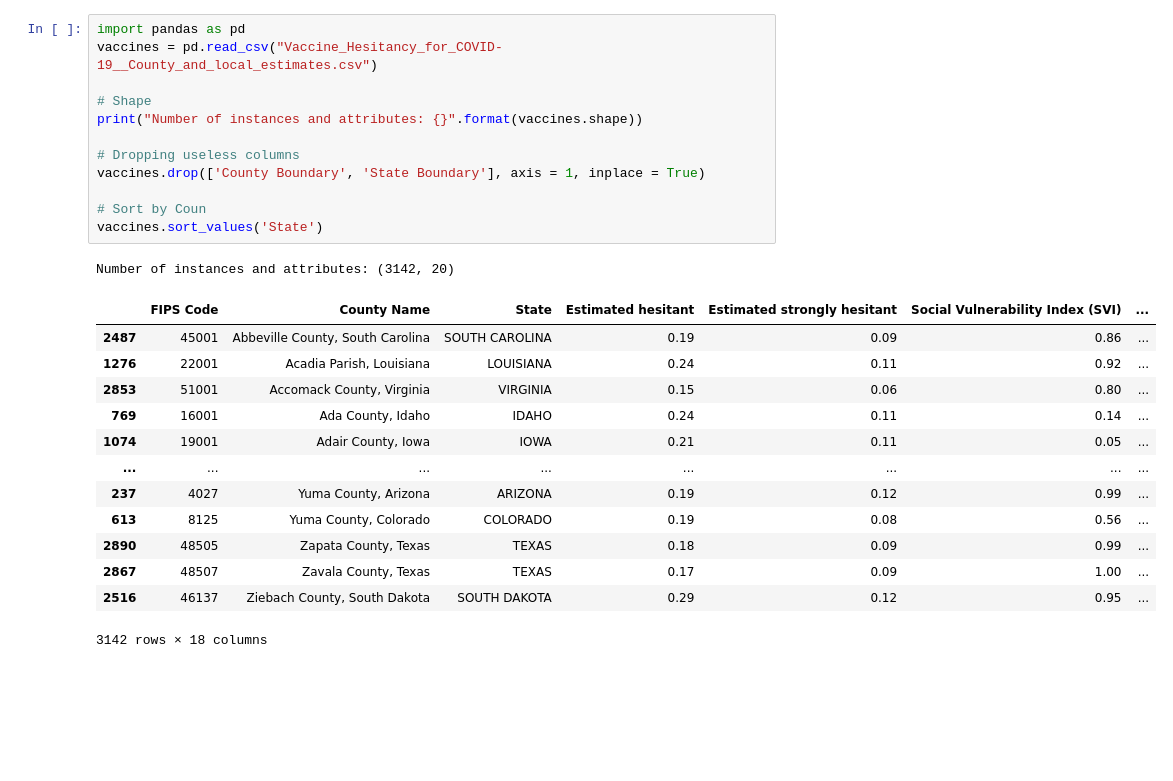
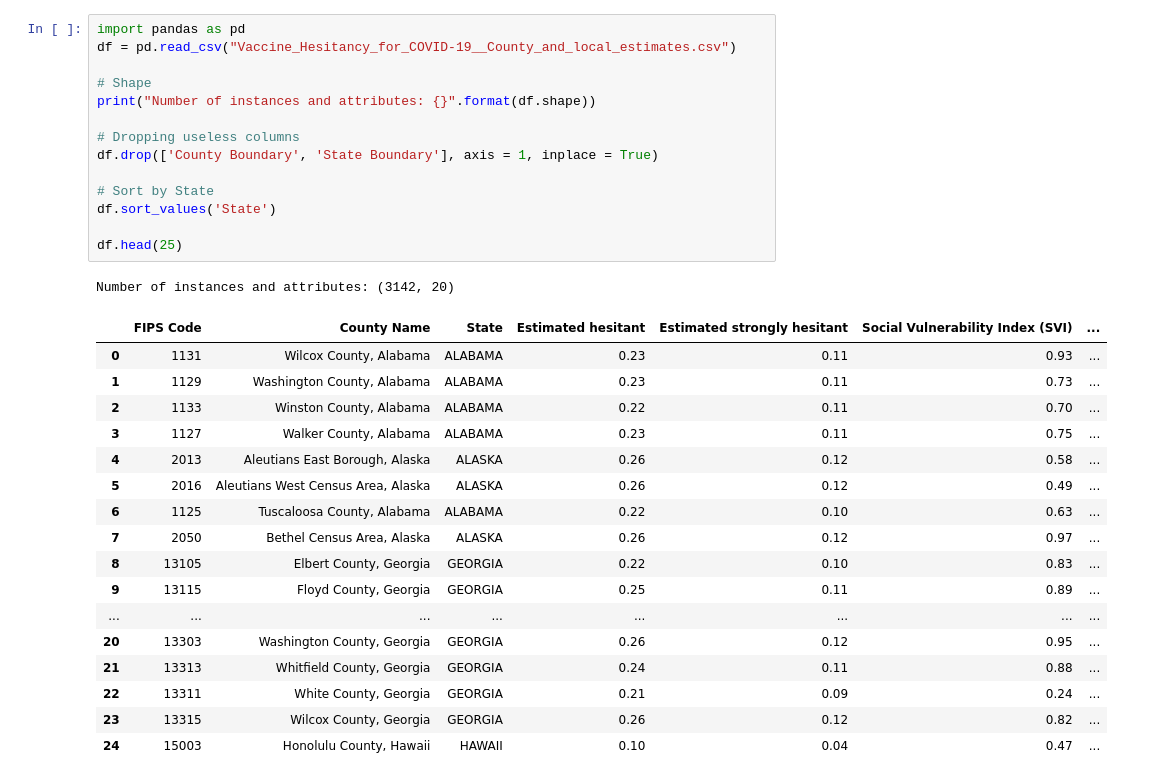
Before and after one commit to madspihl/CBS-Data-Analytics, a Jupyter notebook: Exam.ipynb, the cells around one changed output. Cells and saved outputs as stored; diff of their text form; blank space fills up the shorter version.

```diff
--- a/Exam.ipynb
+++ b/Exam.ipynb
@@ -1,27 +1,33 @@
 # %%
 import pandas as pd
-vaccines = pd.read_csv("Vaccine_Hesitancy_for_COVID-19__County_and_local_estimates.csv")
+df = pd.read_csv("Vaccine_Hesitancy_for_COVID-19__County_and_local_estimates.csv")
 
 # Shape
-print("Number of instances and attributes: {}".format(vaccines.shape))
+print("Number of instances and attributes: {}".format(df.shape))
 
 # Dropping useless columns
-vaccines.drop(['County Boundary', 'State Boundary'], axis = 1, inplace = True)
+df.drop(['County Boundary', 'State Boundary'], axis = 1, inplace = True)
 
-# Sort by Coun
-vaccines.sort_values('State')
+# Sort by State
+df.sort_values('State')
+
+df.head(25)
 # %% [output]
 Number of instances and attributes: (3142, 20)
 |  | FIPS Code | County Name | State | Estimated hesitant | Estimated strongly hesitant | Social Vulnerability Index (SVI) | ... |
-| 2487 | 45001 | Abbeville County, South Carolina | SOUTH CAROLINA | 0.19 | 0.09 | 0.86 | ... |
-| 1276 | 22001 | Acadia Parish, Louisiana | LOUISIANA | 0.24 | 0.11 | 0.92 | ... |
-| 2853 | 51001 | Accomack County, Virginia | VIRGINIA | 0.15 | 0.06 | 0.80 | ... |
-| 769 | 16001 | Ada County, Idaho | IDAHO | 0.24 | 0.11 | 0.14 | ... |
-| 1074 | 19001 | Adair County, Iowa | IOWA | 0.21 | 0.11 | 0.05 | ... |
+| 0 | 1131 | Wilcox County, Alabama | ALABAMA | 0.23 | 0.11 | 0.93 | ... |
+| 1 | 1129 | Washington County, Alabama | ALABAMA | 0.23 | 0.11 | 0.73 | ... |
+| 2 | 1133 | Winston County, Alabama | ALABAMA | 0.22 | 0.11 | 0.70 | ... |
+| 3 | 1127 | Walker County, Alabama | ALABAMA | 0.23 | 0.11 | 0.75 | ... |
+| 4 | 2013 | Aleutians East Borough, Alaska | ALASKA | 0.26 | 0.12 | 0.58 | ... |
+| 5 | 2016 | Aleutians West Census Area, Alaska | ALASKA | 0.26 | 0.12 | 0.49 | ... |
+| 6 | 1125 | Tuscaloosa County, Alabama | ALABAMA | 0.22 | 0.10 | 0.63 | ... |
+| 7 | 2050 | Bethel Census Area, Alaska | ALASKA | 0.26 | 0.12 | 0.97 | ... |
+| 8 | 13105 | Elbert County, Georgia | GEORGIA | 0.22 | 0.10 | 0.83 | ... |
+| 9 | 13115 | Floyd County, Georgia | GEORGIA | 0.25 | 0.11 | 0.89 | ... |
 | ... | ... | ... | ... | ... | ... | ... | ... |
-| 237 | 4027 | Yuma County, Arizona | ARIZONA | 0.19 | 0.12 | 0.99 | ... |
-| 613 | 8125 | Yuma County, Colorado | COLORADO | 0.19 | 0.08 | 0.56 | ... |
-| 2890 | 48505 | Zapata County, Texas | TEXAS | 0.18 | 0.09 | 0.99 | ... |
-| 2867 | 48507 | Zavala County, Texas | TEXAS | 0.17 | 0.09 | 1.00 | ... |
-| 2516 | 46137 | Ziebach County, South Dakota | SOUTH DAKOTA | 0.29 | 0.12 | 0.95 | ... |
+| 20 | 13303 | Washington County, Georgia | GEORGIA | 0.26 | 0.12 | 0.95 | ... |
+| 21 | 13313 | Whitfield County, Georgia | GEORGIA | 0.24 | 0.11 | 0.88 | ... |
+| 22 | 13311 | White County, Georgia | GEORGIA | 0.21 | 0.09 | 0.24 | ... |
+| 23 | 13315 | Wilcox County, Georgia | GEORGIA | 0.26 | 0.12 | 0.82 | ... |
+| 24 | 15003 | Honolulu County, Hawaii | HAWAII | 0.10 | 0.04 | 0.47 | ... |
-3142 rows × 18 columns
```
